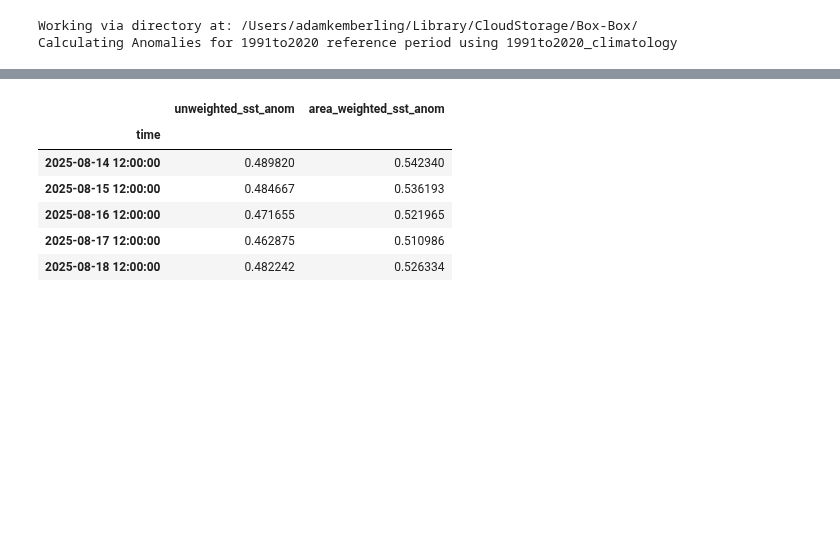
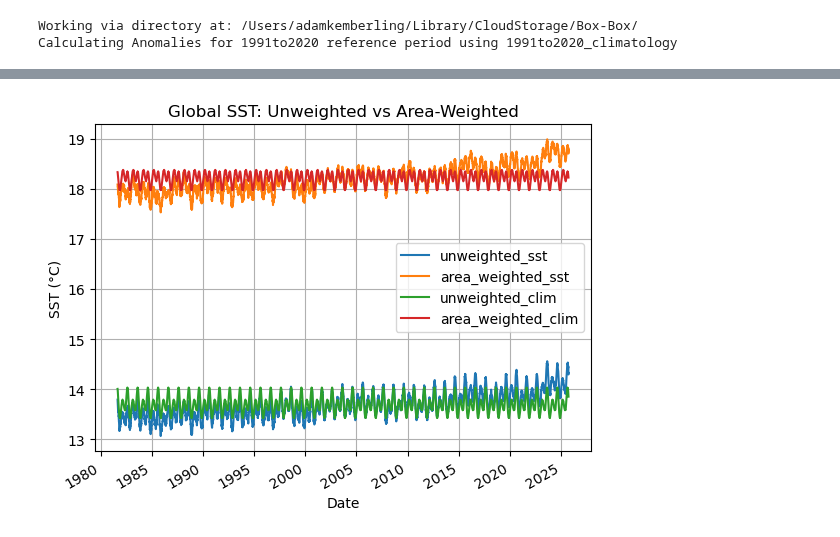
Before and after one commit to adamkemberling/oisst_mainstays, a Jupyter notebook: notebooks/09_BASE_global_temp_timeline.ipynb, the cells around one changed output, grey strips where cells are left out. Cells and saved outputs as stored; diff of their text form; code cells hidden in the pictures; blank space fills up the shorter version.

```diff
--- a/notebooks/09_BASE_global_temp_timeline.ipynb
+++ b/notebooks/09_BASE_global_temp_timeline.ipynb
@@ -68,2 +98,19 @@ weighted_means = ot.area_weighted_means(oisst_anomalies, var_name = "sst", sd =
 
 The next chunk drops the columns we don't need and joins the two time series into a single table for exporting it out.
+# %%
+# Convert sst to a dataframe from xr.array
+sst_df = mean_temps.sst.to_dataframe().rename(columns = {"sst" : "unweighted_sst"})
+sst_wtd = area_wtd_means.area_wtd_sst.to_dataframe().rename(columns = {"area_wtd_sst": "area_weighted_sst"}).drop(columns = ["MOD"])
+
+# Combine weighted and unweighted ssts
+combined_sst = sst_df.join(sst_wtd).reset_index()
+#combined_sst.tail()
+
+# Combine weighted and unweighted climatologies
+clim_df = mean_clim.to_dataframe().rename(columns = {"sst" : "unweighted_clim"})
+clim_wtd_df = weighted_clim.to_dataframe().rename(columns = {"area_wtd_sst": "area_weighted_clim"})
+combined_clim = clim_df.join(clim_wtd_df).reset_index().rename(columns = {"modified_ordinal_day" : "MOD"})
+
+# Combine SSTs and Climatology information
+sst_and_clim = combined_sst.merge(combined_clim, how = "left", on = "MOD")
+sst_and_clim.head()
@@ -70,28 +124,23 @@ The next chunk drops the columns we don't need and joins the two time series int
+# %%
+# Plot sst and area_wtd_sst together
+sst_and_clim.set_index("time").drop(columns="MOD").plot()
+plt.legend()
+plt.title("Global SST: Unweighted vs Area-Weighted")
+plt.ylabel("SST (°C)")
+plt.xlabel("Date")
+plt.grid()
+plt.show()
+# %% [output]
+[figure, added]
 # %%
-# convert anomalies to a dataframe from xr.array
-anom_df = mean_anomalies.sst.to_dataframe()
 # Convert area-weighted anomalies to dataframe
-anoms_wtd = weighted_means.area_wtd_sst.to_dataframe()
+anom_df = mean_anomalies.sst.to_dataframe().rename(columns = {"sst" : "unweighted_sst_anom"})
+anoms_wtd = weighted_anoms.area_wtd_sst.to_dataframe().rename(columns = {"area_wtd_sst" : "area_weighted_sst_anom"})
 
 # Drop columns we don't need
 anom_df = anom_df.drop(columns = ["MOD", "modified_ordinal_day"])
 anoms_wtd  = anoms_wtd.drop(columns = ["MOD", "modified_ordinal_day"])
 
-# Join them
-combined_anoms = anom_df.join(anoms_wtd, lsuffix = "_unwtd", rsuffix = "_wtd")
-
-# Rename the columns
-combined_anoms = combined_anoms.rename(columns = {"sst": "unweighted_sst_anom", "area_wtd_sst": "area_weighted_sst_anom"})
-combined_anoms.tail()
-
-# Close the dataset
-oisst_anomalies.close()
+# Join
+combined_anoms = anom_df.join(anoms_wtd).reset_index()
-# %% [output]
-|  | unweighted_sst_anom | area_weighted_sst_anom |
-| time |  |  |
-| 2025-08-14 12:00:00 | 0.489820 | 0.542340 |
-| 2025-08-15 12:00:00 | 0.484667 | 0.536193 |
-| 2025-08-16 12:00:00 | 0.471655 | 0.521965 |
-| 2025-08-17 12:00:00 | 0.462875 | 0.510986 |
-| 2025-08-18 12:00:00 | 0.482242 | 0.526334 |
 # %%
```
Also changed, not shown: parts of 21 cells of this notebook, 6 other files.
